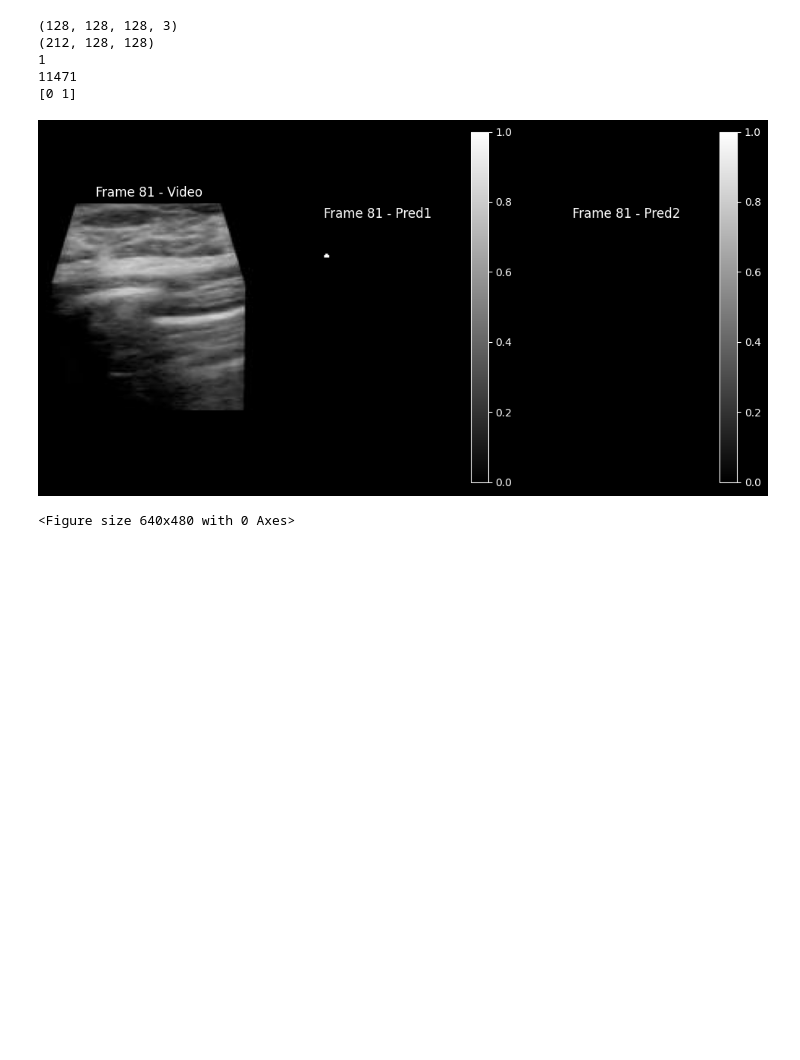
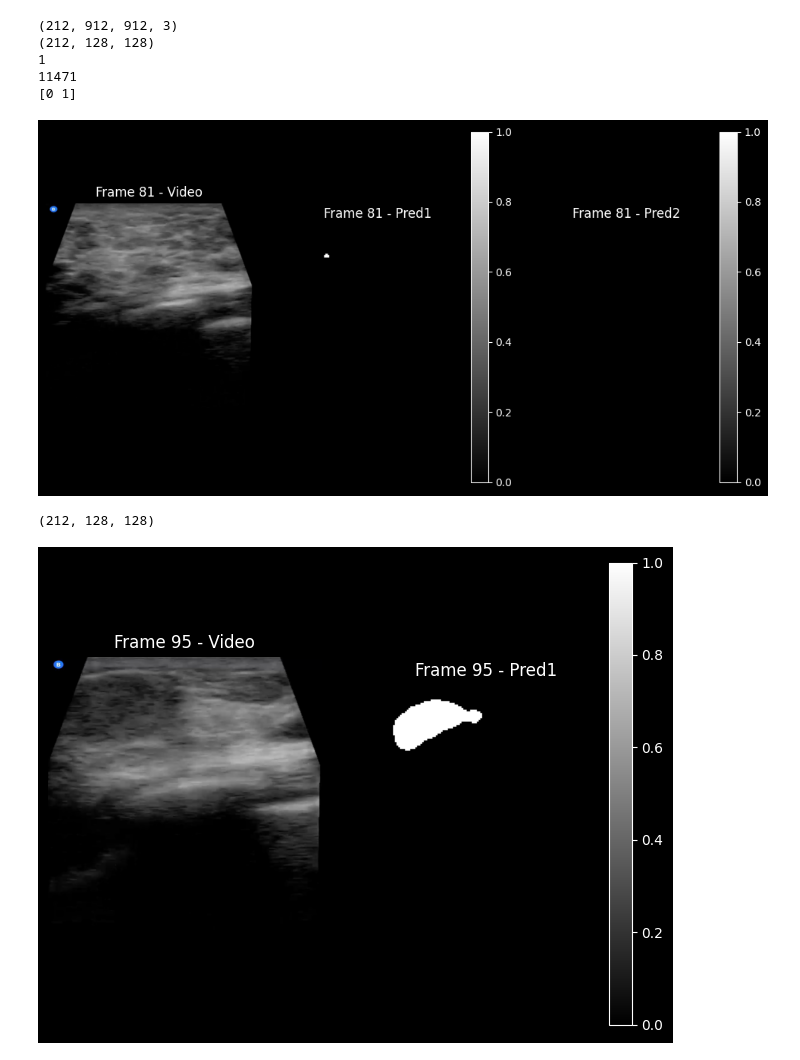
Before and after one commit to castanedalab/Breast-AI-model, a Jupyter notebook: src/evaluador.ipynb, the cells around one changed output. Cells and saved outputs as stored; diff of their text form; code cells hidden in the pictures; blank space fills up the shorter version.

```diff
--- a/src/evaluador.ipynb
+++ b/src/evaluador.ipynb
@@ -1,11 +1,10 @@
 # %%
 import numpy as np
 import matplotlib.pyplot as plt
-import torchio
+import torchio as tio
 import torch
 import skvideo.io as skio
 video_path='/Users/emilio/Library/CloudStorage/Box-Box/GitHub/Breast-AI-model/src/2/2.mp4'
-video_path='/Users/emilio/Library/CloudStorage/Box-Box/GitHub/Breast-AI-model/src/P4/video/4.1.avi'
 gt_path='/Users/emilio/Library/CloudStorage/Box-Box/GitHub/Breast-AI-model/src/P4/mask/4.1.avi'
 mask_path='/Users/emilio/Library/CloudStorage/Box-Box/GitHub/Breast-AI-model/src/predictions/2_mask.npy' #sin resize
 mask_path2='/Users/emilio/Library/CloudStorage/Box-Box/GitHub/Breast-AI-model/src/predictions/2_maskr.npy' #con resize
@@ -19,34 +18,82 @@ print(video.shape)  # (D, H, W, C)
 print(mask.shape)
 print(np.max(mask))
 print(np.sum(mask))
 print(np.unique(mask))
 #show the first frame of mask that is not zero
 for i in range(mask.shape[0]):
     if np.any(mask[i]):
         plt.figure(figsize=(12, 6))
         plt.subplot(1, 3, 1)
         plt.imshow(video[i], cmap="gray")
         plt.title(f"Frame {i} - Video")
         plt.axis("off")
         plt.subplot(1, 3, 2)
         plt.imshow(mask[i], cmap="gray")
         plt.colorbar()
+        plt.clim(0, 1)
         plt.title(f"Frame {i} - Pred1")
         plt.axis("off")
         plt.subplot(1, 3, 3)
         plt.imshow(mask2[i], cmap="gray")
         plt.colorbar()
         plt.title(f"Frame {i} - Pred2")
         plt.axis("off")
         plt.clim(0, 1)
         plt.show()
-        plt.figure()
         break
+
+i=95
+plt.figure(figsize=(12, 6))
+plt.subplot(1, 3, 1)
+plt.imshow(video[i], cmap="gray")
+plt.title(f"Frame {i} - Video")
+plt.axis("off")
+plt.subplot(1, 3, 2)
+plt.imshow(mask[i], cmap="gray")
+plt.colorbar()
+plt.title(f"Frame {i} - Pred1")
+plt.axis("off")
+plt.clim(0, 1)
+# plt.subplot(1, 3, 3)
+# plt.imshow(mask2[i], cmap="gray")
+# plt.colorbar()
+# plt.title(f"Frame {i} - Pred2")
+# plt.axis("off")
+# plt.clim(0, 1)
+
+
+#Resize label
+label = tio.LabelMap(tensor=np.expand_dims(mask2, axis=0))  # shape (1,D,H,W)
+
+label = tio.Resize((212, 128, 128))(label)  # resize to (1,D,H,W)
+label= np.squeeze(label.data.numpy())  # shape (1,D,H,W)
+
+print(label.shape)
+
+i=95
+plt.figure(figsize=(12, 6))
+plt.subplot(1, 3, 1)
+plt.imshow(video[i], cmap="gray")
+plt.title(f"Frame {i} - Video")
+plt.axis("off")
+plt.subplot(1, 3, 2)
+plt.imshow(mask[i], cmap="gray")
+plt.colorbar()
+plt.title(f"Frame {i} - Pred1")
+plt.axis("off")
+plt.clim(0, 1)
+plt.subplot(1, 3, 3)
+plt.imshow(label[i], cmap="gray")
+plt.colorbar()
+plt.title(f"Frame {i} - Pred2")
+plt.axis("off")
+plt.clim(0, 1)
 # %% [output]
-(128, 128, 128, 3)
+(212, 912, 912, 3)
 (212, 128, 128)
 1
 11471
 [0 1]
-[figure, old version]
+[figure, new version]
-<Figure size 640x480 with 0 Axes>
+(212, 128, 128)
+[figure, added]
```
Also changed, not shown: parts of 1 cell of this notebook.
